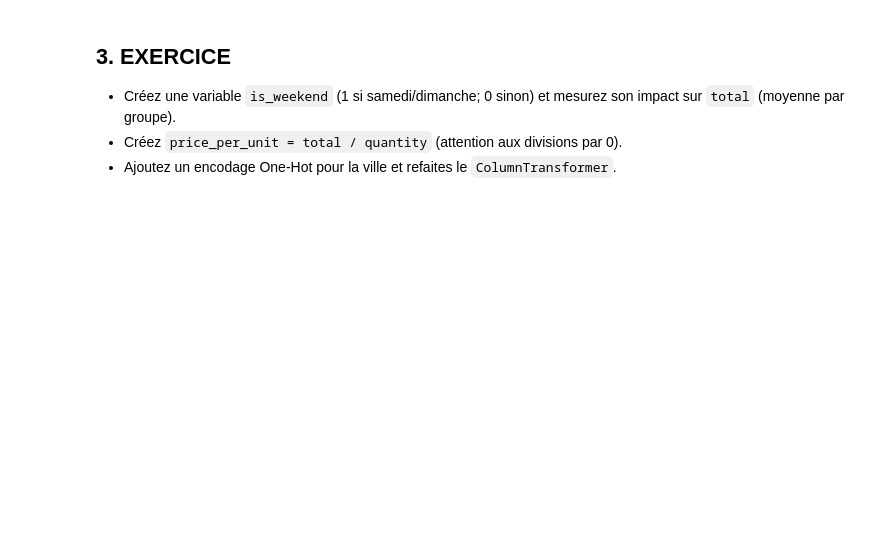
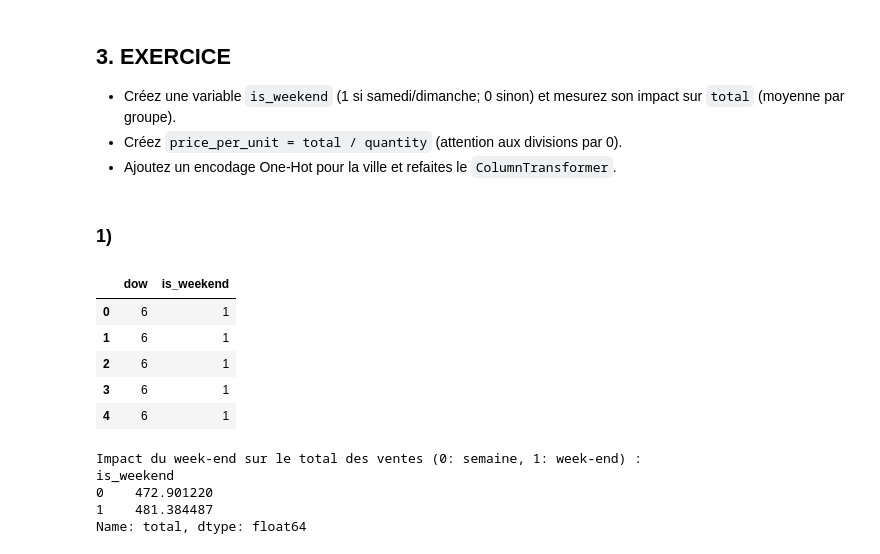
Before and after one commit to NassimZahri/Data_Mining, a Jupyter notebook: 03_transformation_features.ipynb, the cells around one changed output. Cells and saved outputs as stored; diff of their text form; code cells hidden in the pictures; blank space fills up the shorter version.

```diff
--- a/03_transformation_features.ipynb
+++ b/03_transformation_features.ipynb
@@ -63,3 +72,26 @@ Xt.shape
 - Créez une variable `is_weekend` (1 si samedi/dimanche; 0 sinon) et mesurez son impact sur `total` (moyenne par groupe).
 - Créez `price_per_unit = total / quantity` (attention aux divisions par 0).
 - Ajoutez un encodage One-Hot pour la ville et refaites le `ColumnTransformer`.
+# %% [markdown]
+### 1)
+# %%
+# Ajouter une colonne indiquant si le jour est un week-end
+df['is_weekend'] = df['dow'].isin([5,6]).astype(int)
+df[['dow', 'is_weekend']].head()
+# %% [output]
+|  | dow | is_weekend |
+| 0 | 6 | 1 |
+| 1 | 6 | 1 |
+| 2 | 6 | 1 |
+| 3 | 6 | 1 |
+| 4 | 6 | 1 |
+# %%
+impact_weekend = df.groupby('is_weekend')['total'].mean()
+print("Impact du week-end sur le total des ventes (0: semaine, 1: week-end) :")
+print(impact_weekend)
+# %% [output]
+Impact du week-end sur le total des ventes (0: semaine, 1: week-end) :
+is_weekend
+0    472.901220
+1    481.384487
+Name: total, dtype: float64
```
Also changed, not shown: parts of 6 cells of this notebook, 1 other file.
